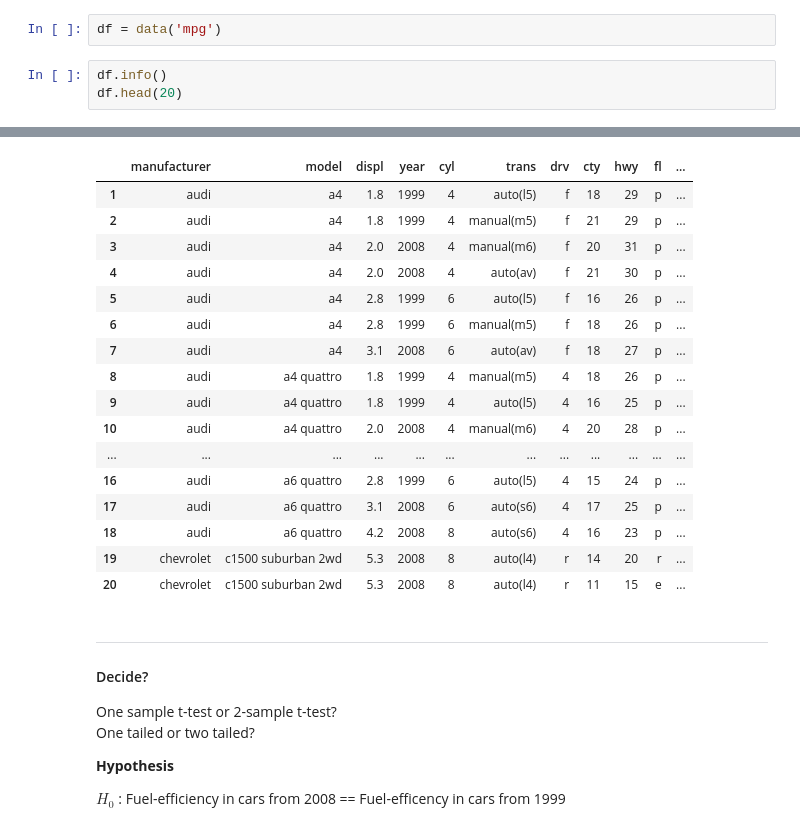
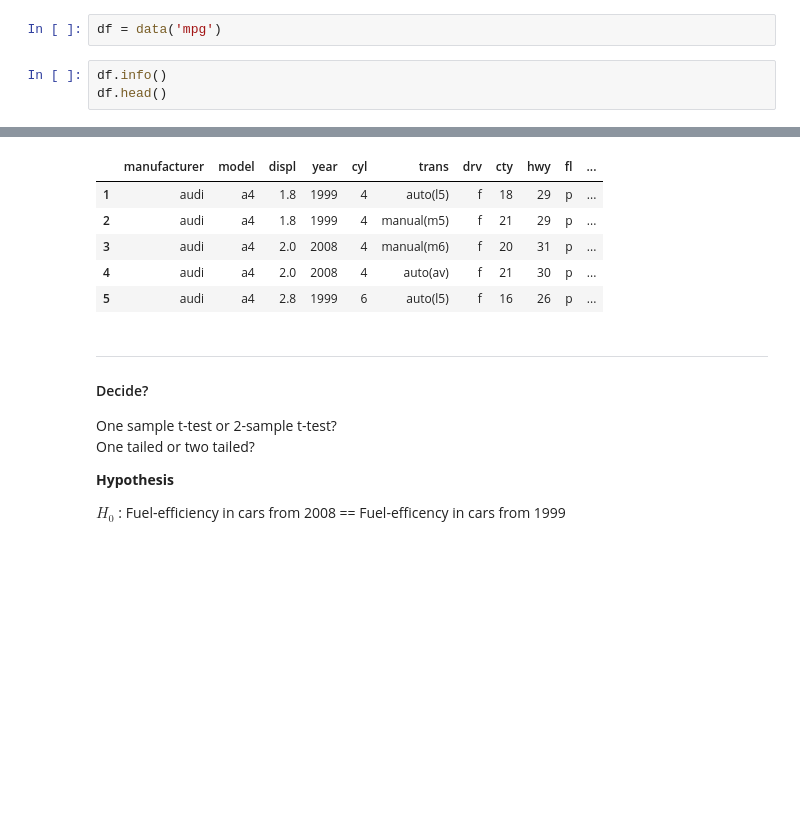
Before and after one commit to HeatherOrtegaMcMillan/statistics-exercises, a Jupyter notebook: hypothesis_testing.ipynb, the cells around one changed output, grey strips where cells are left out. Cells and saved outputs as stored; diff of their text form; blank space fills up the shorter version.

```diff
--- a/hypothesis_testing.ipynb
+++ b/hypothesis_testing.ipynb
@@ -139,7 +139,7 @@ We can reject the Null hypothesis
 df = data('mpg')
 # %%
 df.info()
-df.head(20)
+df.head()
 # %% [output]
 <class 'pandas.core.frame.DataFrame'>
 Int64Index: 234 entries, 1 to 234
@@ -162,20 +164,9 @@ memory usage: 21.9+ KB
 |  | manufacturer | model | displ | year | cyl | trans | drv | cty | hwy | fl | ... |
 | 1 | audi | a4 | 1.8 | 1999 | 4 | auto(l5) | f | 18 | 29 | p | ... |
 | 2 | audi | a4 | 1.8 | 1999 | 4 | manual(m5) | f | 21 | 29 | p | ... |
 | 3 | audi | a4 | 2.0 | 2008 | 4 | manual(m6) | f | 20 | 31 | p | ... |
 | 4 | audi | a4 | 2.0 | 2008 | 4 | auto(av) | f | 21 | 30 | p | ... |
 | 5 | audi | a4 | 2.8 | 1999 | 6 | auto(l5) | f | 16 | 26 | p | ... |
-| 6 | audi | a4 | 2.8 | 1999 | 6 | manual(m5) | f | 18 | 26 | p | ... |
-| 7 | audi | a4 | 3.1 | 2008 | 6 | auto(av) | f | 18 | 27 | p | ... |
-| 8 | audi | a4 quattro | 1.8 | 1999 | 4 | manual(m5) | 4 | 18 | 26 | p | ... |
-| 9 | audi | a4 quattro | 1.8 | 1999 | 4 | auto(l5) | 4 | 16 | 25 | p | ... |
-| 10 | audi | a4 quattro | 2.0 | 2008 | 4 | manual(m6) | 4 | 20 | 28 | p | ... |
-| ... | ... | ... | ... | ... | ... | ... | ... | ... | ... | ... | ... |
-| 16 | audi | a6 quattro | 2.8 | 1999 | 6 | auto(l5) | 4 | 15 | 24 | p | ... |
-| 17 | audi | a6 quattro | 3.1 | 2008 | 6 | auto(s6) | 4 | 17 | 25 | p | ... |
-| 18 | audi | a6 quattro | 4.2 | 2008 | 8 | auto(s6) | 4 | 16 | 23 | p | ... |
-| 19 | chevrolet | c1500 suburban 2wd | 5.3 | 2008 | 8 | auto(l4) | r | 14 | 20 | r | ... |
-| 20 | chevrolet | c1500 suburban 2wd | 5.3 | 2008 | 8 | auto(l4) | r | 11 | 15 | e | ... |
 # %% [markdown]
 -------------
 #### Decide?
```
Also changed, not shown: parts of 3 cells of this notebook.
